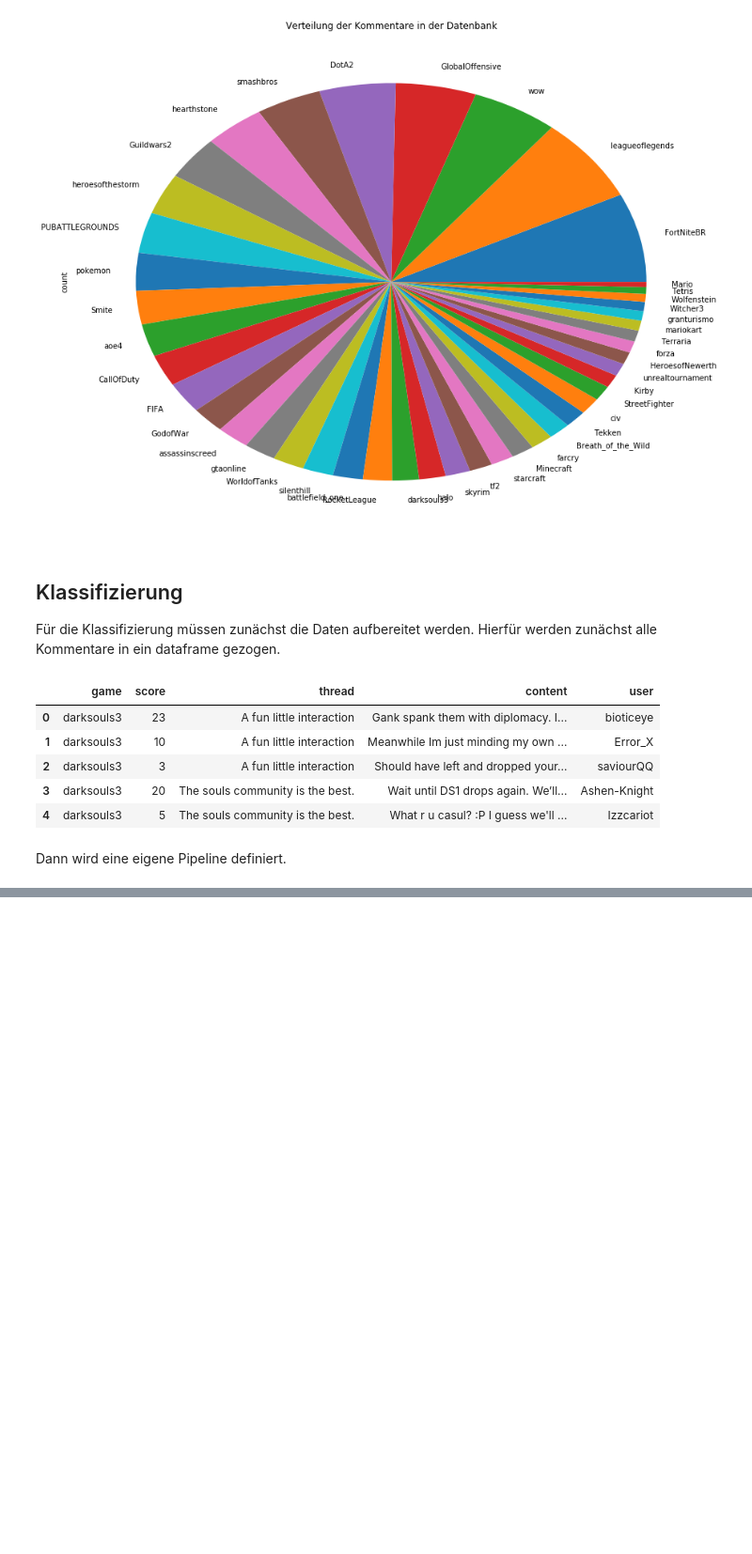
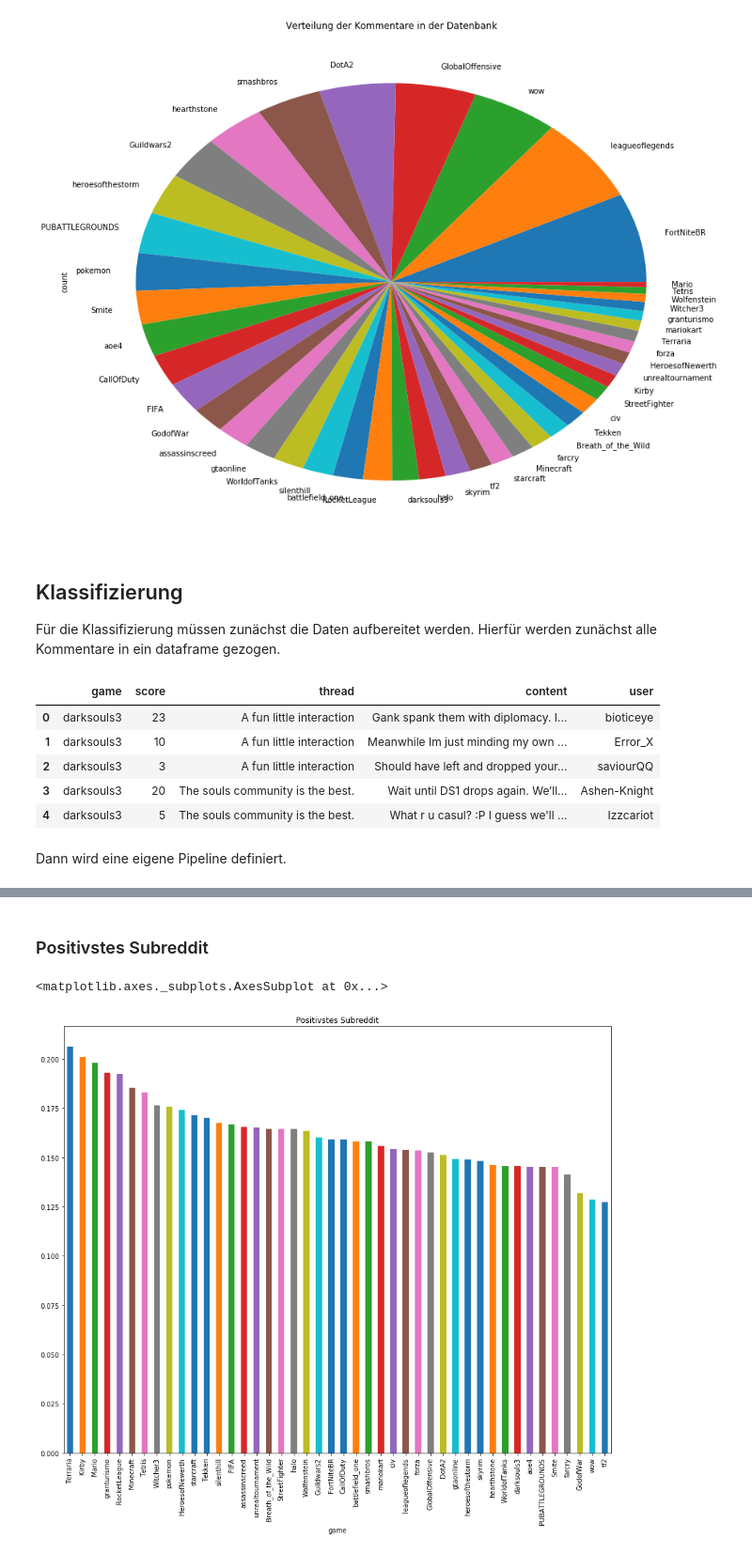
Before and after one commit to TheGarkine/RedditMining, a Jupyter notebook: Mining.ipynb, the cells around one changed output, grey strips where cells are left out. Shown at 94% size. Drawn from its saved outputs; the diff is of its cells as text; code cells hidden in the pictures; blank space fills up the shorter version.

```diff
--- a/Mining.ipynb
+++ b/Mining.ipynb
@@ -633,0 +665,7 @@ Name: processed_content, Length: 85457, dtype: object
+# %% [markdown]
+### Positivstes Subreddit
+# %%
+sent_mean["pos"].plot(kind="bar", figsize=(15,12), title="Positivstes Subreddit")
+# %% [output]
+<matplotlib.axes._subplots.AxesSubplot at 0x...>
+[figure, added]
```
Also changed, not shown: parts of 23 cells of this notebook, 2 other files.
